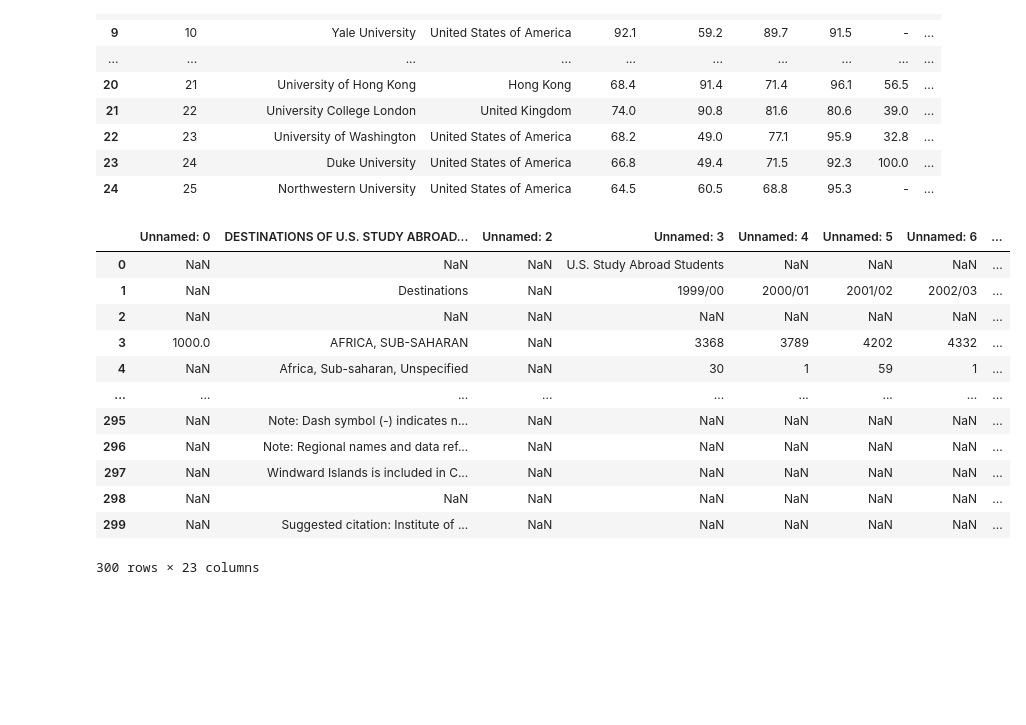
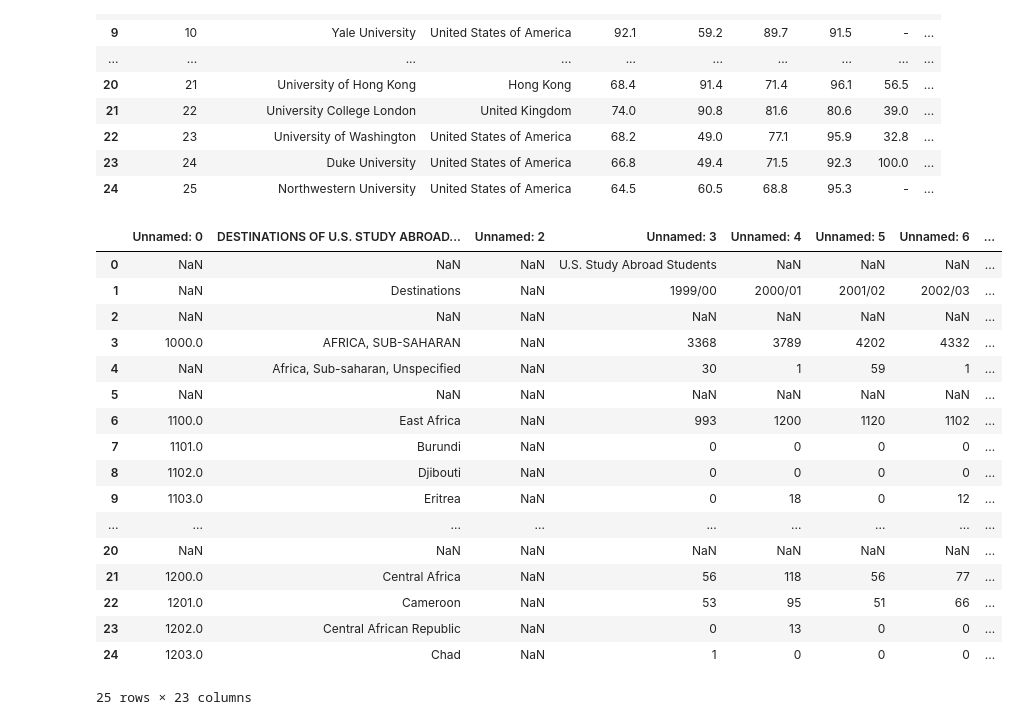
Before and after one commit to MtSopris/Overseas_Education_Costs, a Jupyter notebook: Resources/py/overseas_studies.ipynb, the cells around one changed output. Drawn from its saved outputs; the diff is of its cells as text; code cells hidden in the pictures; blank space fills up the shorter version.

```diff
--- a/Resources/py/overseas_studies.ipynb
+++ b/Resources/py/overseas_studies.ipynb
@@ -78,20 +78,25 @@ rank_df.head(25)
 # %%
 excel_path=os.path.join("../data",'U.S.-Study-Abroad-All-Destinations.xlsx')
 excel=pd.read_excel(excel_path)
 USabroadregion_df=pd.DataFrame(excel)
-USabroadregion_df
+USabroadregion_df.head(25)
 # %% [output]
 |  | Unnamed: 0 | DESTINATIONS OF U.S. STUDY ABROAD... | Unnamed: 2 | Unnamed: 3 | Unnamed: 4 | Unnamed: 5 | Unnamed: 6 | ... |
 | 0 | NaN | NaN | NaN | U.S. Study Abroad Students | NaN | NaN | NaN | ... |
 | 1 | NaN | Destinations | NaN | 1999/00 | 2000/01 | 2001/02 | 2002/03 | ... |
 | 2 | NaN | NaN | NaN | NaN | NaN | NaN | NaN | ... |
 | 3 | 1000.0 | AFRICA, SUB-SAHARAN | NaN | 3368 | 3789 | 4202 | 4332 | ... |
 | 4 | NaN | Africa, Sub-saharan, Unspecified | NaN | 30 | 1 | 59 | 1 | ... |
+| 5 | NaN | NaN | NaN | NaN | NaN | NaN | NaN | ... |
+| 6 | 1100.0 | East Africa | NaN | 993 | 1200 | 1120 | 1102 | ... |
+| 7 | 1101.0 | Burundi | NaN | 0 | 0 | 0 | 0 | ... |
+| 8 | 1102.0 | Djibouti | NaN | 0 | 0 | 0 | 0 | ... |
+| 9 | 1103.0 | Eritrea | NaN | 0 | 18 | 0 | 12 | ... |
 | ... | ... | ... | ... | ... | ... | ... | ... | ... |
-| 295 | NaN | Note: Dash symbol (-) indicates n... | NaN | NaN | NaN | NaN | NaN | ... |
-| 296 | NaN | Note: Regional names and data ref... | NaN | NaN | NaN | NaN | NaN | ... |
-| 297 | NaN | Windward Islands is included in C... | NaN | NaN | NaN | NaN | NaN | ... |
-| 298 | NaN | NaN | NaN | NaN | NaN | NaN | NaN | ... |
-| 299 | NaN | Suggested citation: Institute of ... | NaN | NaN | NaN | NaN | NaN | ... |
+| 20 | NaN | NaN | NaN | NaN | NaN | NaN | NaN | ... |
+| 21 | 1200.0 | Central Africa | NaN | 56 | 118 | 56 | 77 | ... |
+| 22 | 1201.0 | Cameroon | NaN | 53 | 95 | 51 | 66 | ... |
+| 23 | 1202.0 | Central African Republic | NaN | 0 | 13 | 0 | 0 | ... |
+| 24 | 1203.0 | Chad | NaN | 1 | 0 | 0 | 0 | ... |
-300 rows × 23 columns
+25 rows × 23 columns
 # %%
```
Also changed, not shown: parts of 1 cell of this notebook, 1 other file.
